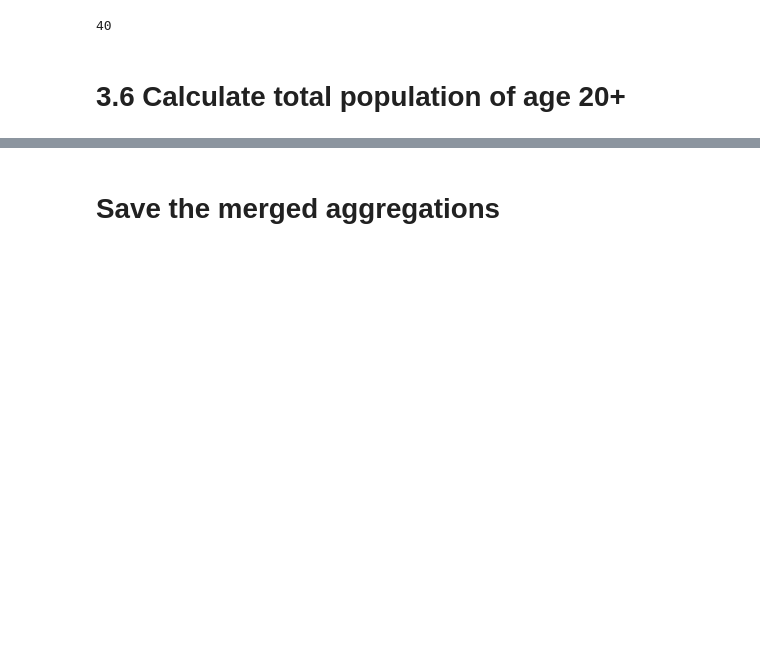
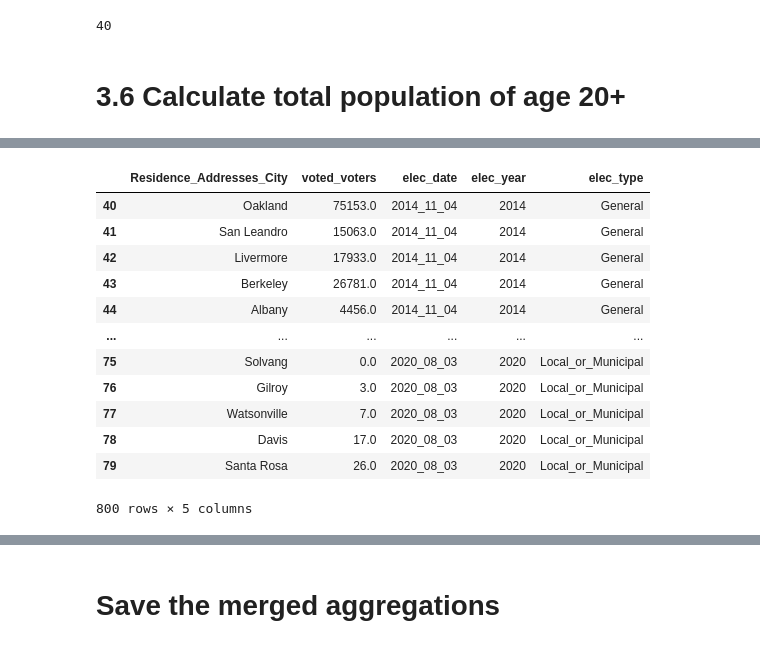
Before and after one commit to jnshzk/capstone, a Jupyter notebook: combine_demographic_vote_history.ipynb, the cells around one changed output, grey strips where cells are left out. Drawn from its saved outputs; the diff is of its cells as text; code cells hidden in the pictures; blank space fills up the shorter version.

Commit message:
added overall turnout calculations per election

```diff
--- a/combine_demographic_vote_history.ipynb
+++ b/combine_demographic_vote_history.ipynb
@@ -1140,0 +1149,10 @@ df_cities.head()
+# %%
+# get counts for voters
+list_city = merged_file[['Residence_Addresses_City']].drop_duplicates()
+list_city_No = list_city.copy()
+list_city_No['voted'] = 'N'
+list_city_Yes = list_city.copy()
+list_city_Yes['voted'] = 'Y'
+list_city = pd.concat([list_city_No, list_city_Yes])
+
+list_city
@@ -1141,2 +1173,54 @@ df_cities.head()
+# %%
+# Calculate total voters per election
+
+def calc_turnout(df, col):
+    # count number of Y for col, grouping by city
+    voter_turnout_stats = df.groupby(['Residence_Addresses_City', col]).size().reset_index(name='voted_voters')
+
+    # 'voted' is either 'Y' or 'N'
+    voter_turnout_stats = voter_turnout_stats.rename(columns = {col: 'voted'})
+
+    voter_turnout_stats = list_city.merge(voter_turnout_stats,
+                                                     how = 'left',
+                                                     on = ['Residence_Addresses_City', 'voted'])
+    voter_turnout_stats['elec_date'] = col[len(col)-10:]
+    voter_turnout_stats['elec_year'] = col[len(col)-10:len(col)-6]
+    voter_turnout_stats['elec_type'] = col[:len(col)-11]
+
+    voter_turnout_stats[['voted_voters']] = voter_turnout_stats[['voted_voters']].fillna(0)
+    voter_turnout_stats = voter_turnout_stats[voter_turnout_stats['voted'] == 'Y']
+
+    df_out = voter_turnout_stats[['Residence_Addresses_City', 'voted_voters', 'elec_date', 'elec_year', 'elec_type']]
+    del voter_turnout_stats
+    gc.collect()
+
+    return df_out
+
+elec_date_cols = GE_cols+LM_cols
+
+for i in range(len(elec_date_cols)):
+    col = elec_date_cols[i]
+    df_out = calc_turnout(merged_file, col)
+    # stack all types of election into one dataframe
+    if i == 0:
+        voter_turnout = df_out.copy()
+    else:
+        voter_turnout = pd.concat([voter_turnout, df_out])
+
+voter_turnout
+# %% [output]
+|  | Residence_Addresses_City | voted_voters | elec_date | elec_year | elec_type |
+| 40 | Oakland | 75153.0 | 2014_11_04 | 2014 | General |
+| 41 | San Leandro | 15063.0 | 2014_11_04 | 2014 | General |
+| 42 | Livermore | 17933.0 | 2014_11_04 | 2014 | General |
+| 43 | Berkeley | 26781.0 | 2014_11_04 | 2014 | General |
+| 44 | Albany | 4456.0 | 2014_11_04 | 2014 | General |
+| ... | ... | ... | ... | ... | ... |
+| 75 | Solvang | 0.0 | 2020_08_03 | 2020 | Local_or_Municipal |
+| 76 | Gilroy | 3.0 | 2020_08_03 | 2020 | Local_or_Municipal |
+| 77 | Watsonville | 7.0 | 2020_08_03 | 2020 | Local_or_Municipal |
+| 78 | Davis | 17.0 | 2020_08_03 | 2020 | Local_or_Municipal |
+| 79 | Santa Rosa | 26.0 | 2020_08_03 | 2020 | Local_or_Municipal |
+800 rows × 5 columns
 # %%
 # merge with all previous calculations
```
Also changed, not shown: parts of 22 cells of this notebook.
